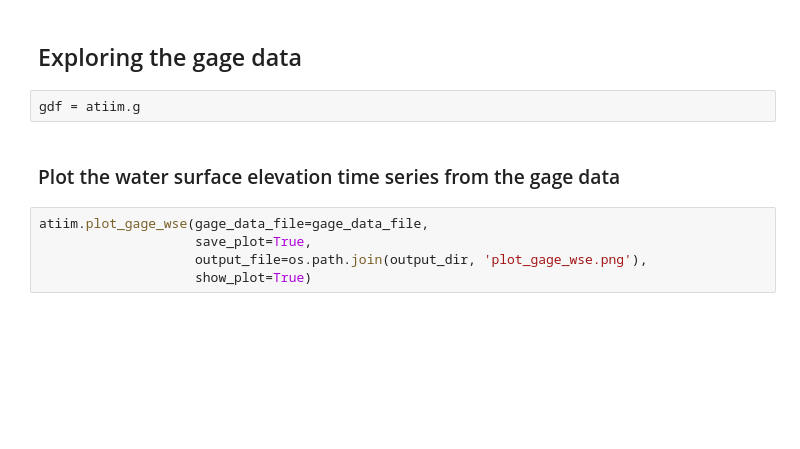
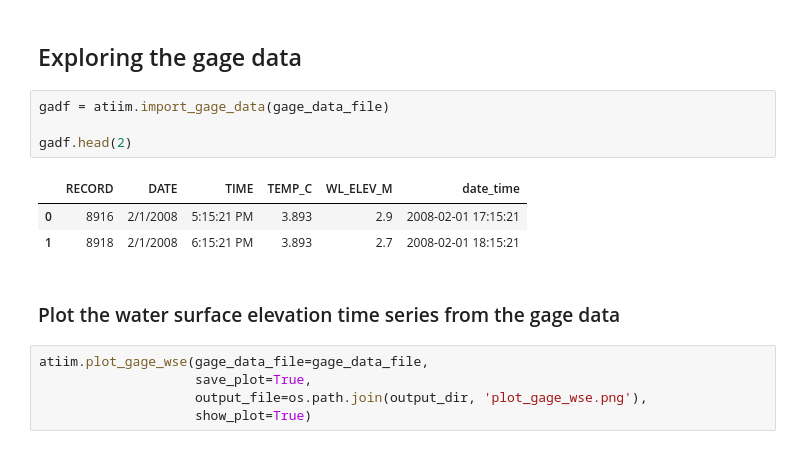
Before and after one commit to crvernon/atiim, a Jupyter notebook: noteboooks/testing.ipynb, the cells around one changed output. Cells and saved outputs as stored; diff of their text form; blank space fills up the shorter version.

```diff
--- a/noteboooks/testing.ipynb
+++ b/noteboooks/testing.ipynb
@@ -20,7 +32,13 @@ hour_interval = 1.0
 # %% [markdown]
 ## Exploring the gage data
 # %%
-gdf = atiim.g
+gadf = atiim.import_gage_data(gage_data_file)
+
+gadf.head(2)
+# %% [output]
+|  | RECORD | DATE | TIME | TEMP_C | WL_ELEV_M | date_time |
+| 0 | 8916 | 2/1/2008 | 5:15:21 PM | 3.893 | 2.9 | 2008-02-01 17:15:21 |
+| 1 | 8918 | 2/1/2008 | 6:15:21 PM | 3.893 | 2.7 | 2008-02-01 18:15:21 |
 # %% [markdown]
 ### Plot the water surface elevation time series from the gage data
 # %%
```
Also changed, not shown: parts of 1 cell of this notebook, 3 other files.
